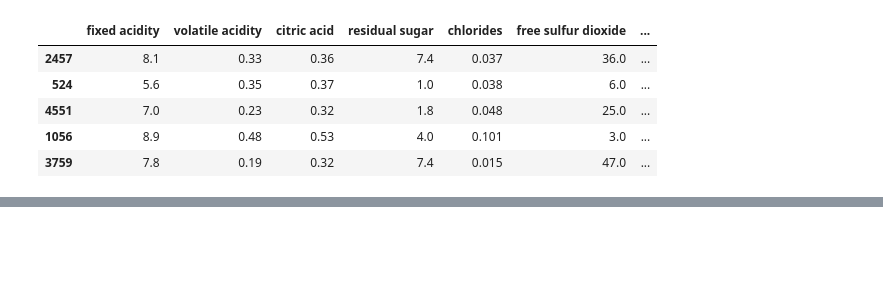
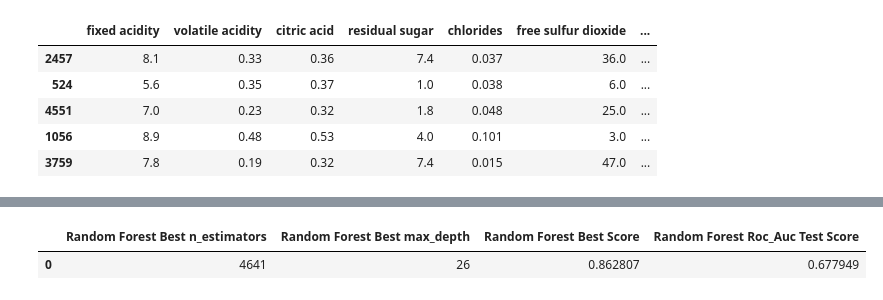
Before and after one commit to UBC-MDS/DSCI_522_group09_Wine_Quality_Predictor, a Jupyter notebook: doc/model_analysis.ipynb, the cells around one changed output, grey strips where cells are left out. Cells and saved outputs as stored; diff of their text form; code cells hidden in the pictures; blank space fills up the shorter version.

```diff
--- a/doc/model_analysis.ipynb
+++ b/doc/model_analysis.ipynb
@@ -209,7 +130,0 @@ mean_std_cross_val_scores(
-# %%
-results = {}
-for key, value in models.items():
-    results[key] = mean_std_cross_val_scores(value, X_train, y_train, return_train_score = True)
-pd.DataFrame(results).rename(
-    index={"test_score": "cross_validation_score"}
-).T  # cross-validation scores
@@ -267,7 +130,0 @@ top_3_feats
-# %%
-# Max coef feature for each class
-results = {}
-for c in classes:
-    results[c] = [lr_coefs.index.tolist()[lr_coefs[c].argmax()]]
-
-pd.DataFrame(results, index = ["Max coef feature for each class"])
@@ -292,0 +137,11 @@ lr.coef_
+# %%
+rf_resutls = {'Random Forest Best n_estimators': search_rf.best_params_['randomforestclassifier__n_estimators'],
+         'Random Forest Best max_depth': search_rf.best_params_['randomforestclassifier__max_depth'],
+         'Random Forest Best Score': search_rf.best_score_,
+         'Random Forest Roc_Auc Test Score': search_rf.best_estimator_.score(X_test, y_test)}
+rf_results = pd.DataFrame(results, index=[0])
+rf_results
+# rf_results.to_csv('../results/random_forest_results.csv')
+# %% [output]
+|  | Random Forest Best n_estimators | Random Forest Best max_depth | Random Forest Best Score | Random Forest Roc_Auc Test Score |
+| 0 | 4641 | 26 | 0.862807 | 0.677949 |
```
Also changed, not shown: parts of 26 cells of this notebook.
